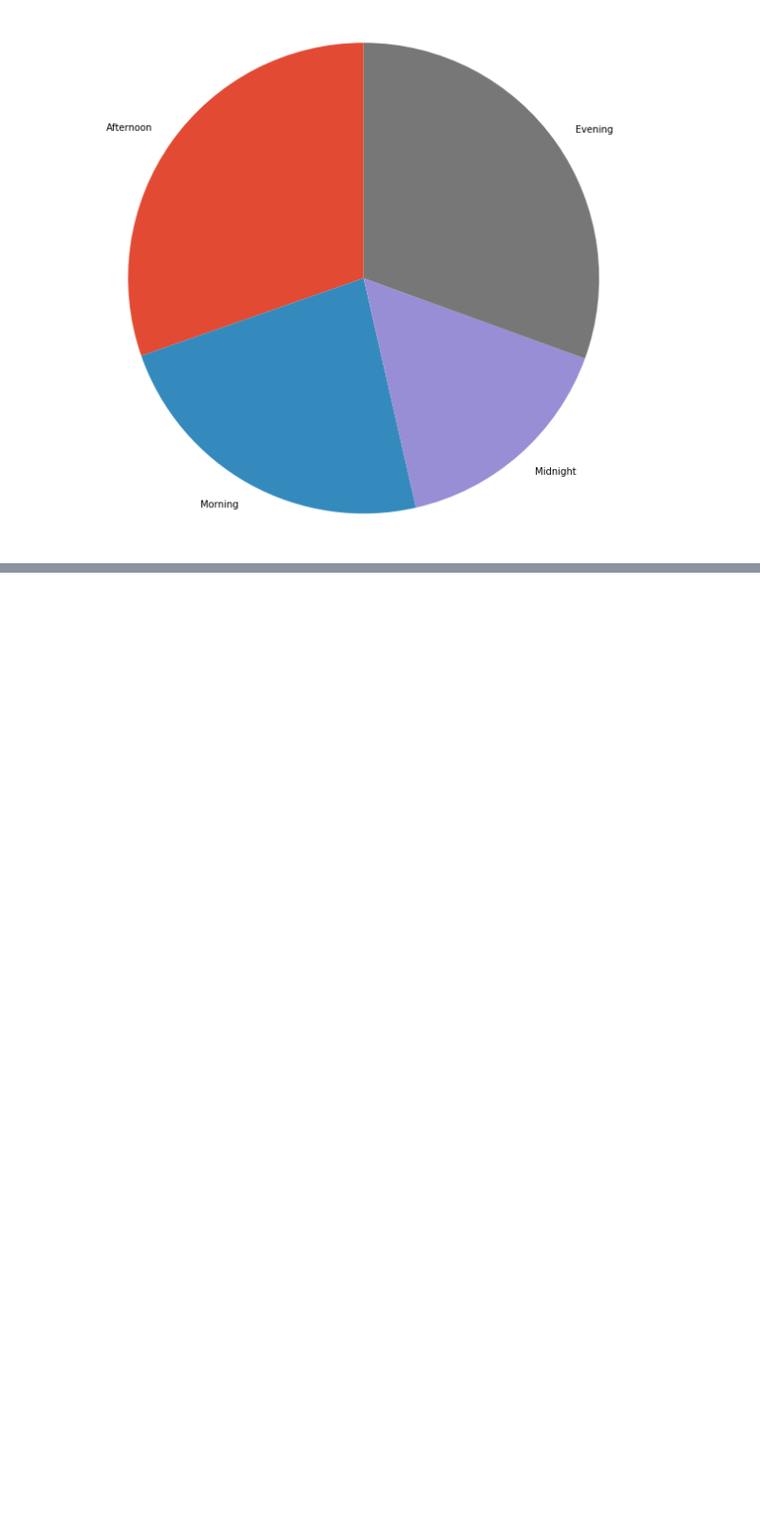
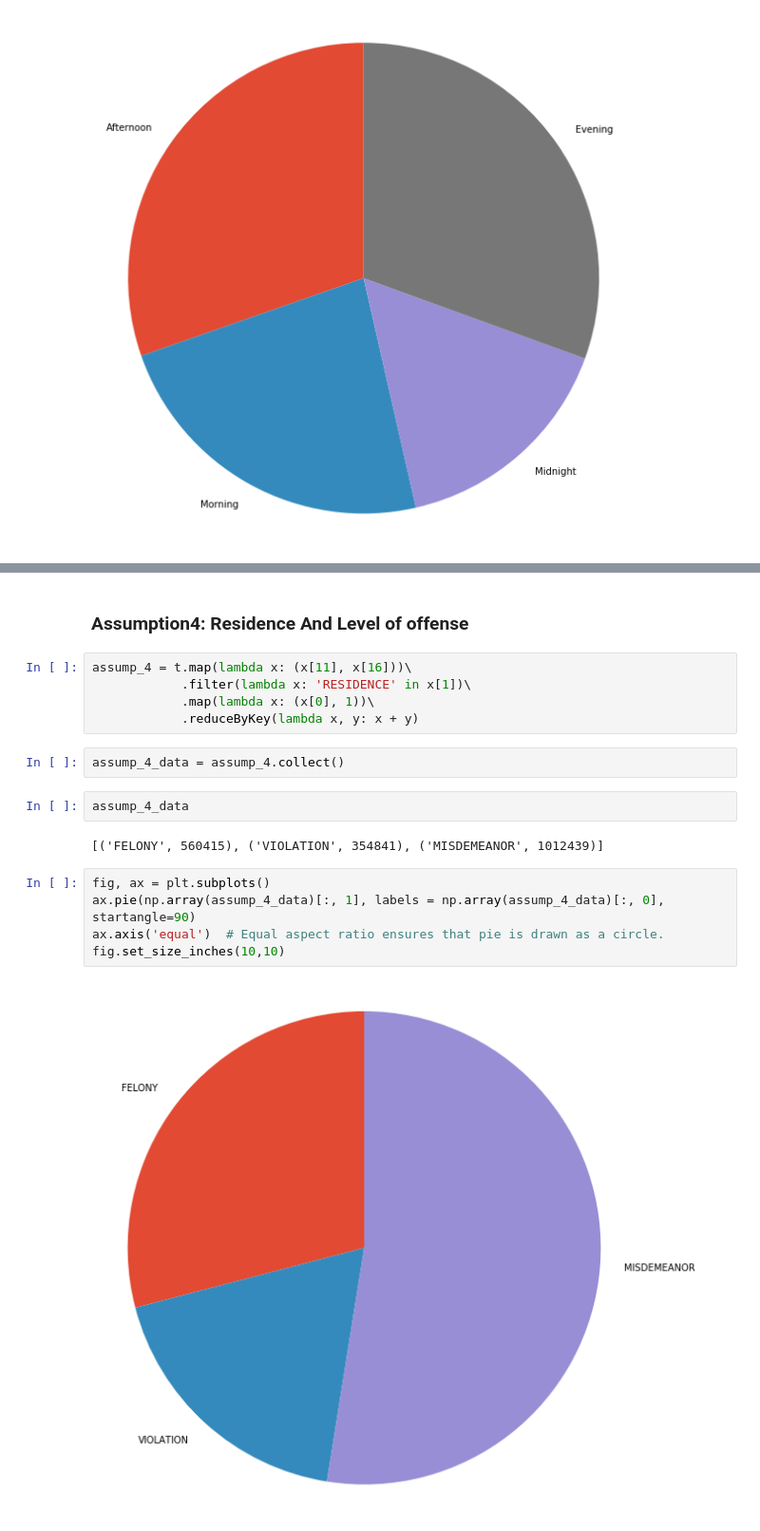
Before and after one commit to ave-u/big-data-analytics, a Jupyter notebook: chuanlong/Assumptions.ipynb, the cells around one changed output, grey strips where cells are left out. Shown at 95% size. Drawn from its saved outputs; the diff is of its cells as text; blank space fills up the shorter version.

```diff
--- a/chuanlong/Assumptions.ipynb
+++ b/chuanlong/Assumptions.ipynb
@@ -80,0 +127,20 @@ fig.set_size_inches(10,10)
+# %% [markdown]
+### Assumption4: Residence And Level of offense
+# %%
+assump_4 = t.map(lambda x: (x[11], x[16]))\
+            .filter(lambda x: 'RESIDENCE' in x[1])\
+            .map(lambda x: (x[0], 1))\
+            .reduceByKey(lambda x, y: x + y)
+# %%
+assump_4_data = assump_4.collect()
+# %%
+assump_4_data
+# %% [output]
+[('FELONY', 560415), ('VIOLATION', 354841), ('MISDEMEANOR', 1012439)]
+# %%
+fig, ax = plt.subplots()
+ax.pie(np.array(assump_4_data)[:, 1], labels = np.array(assump_4_data)[:, 0], startangle=90)
+ax.axis('equal')  # Equal aspect ratio ensures that pie is drawn as a circle.
+fig.set_size_inches(10,10)
+# %% [output]
+[figure, added]
```
Also changed, not shown: parts of 21 cells of this notebook.
